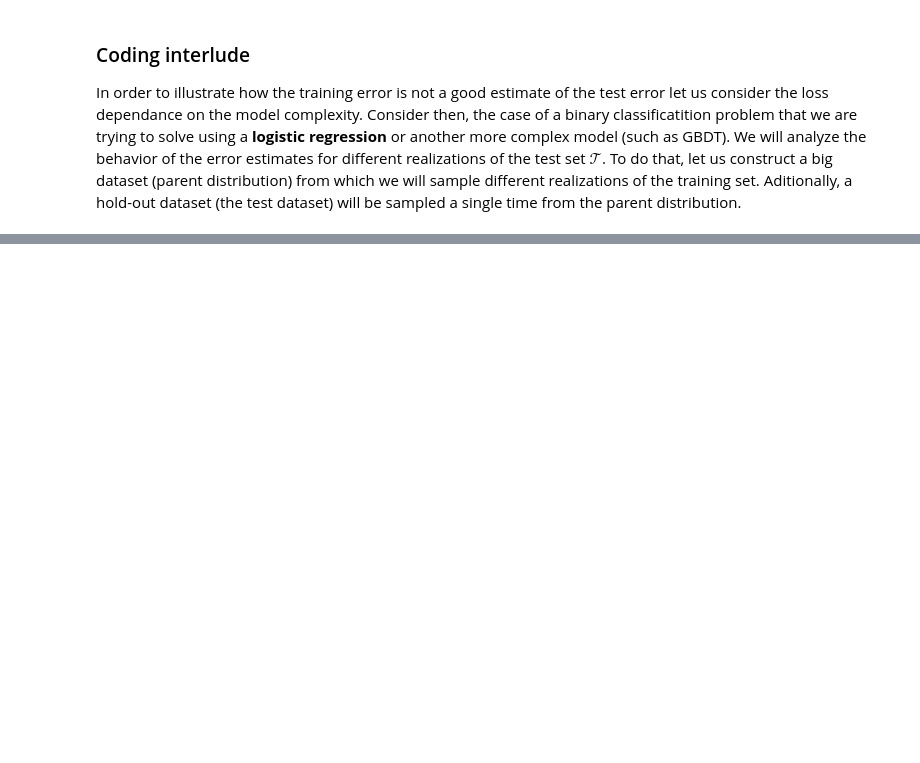
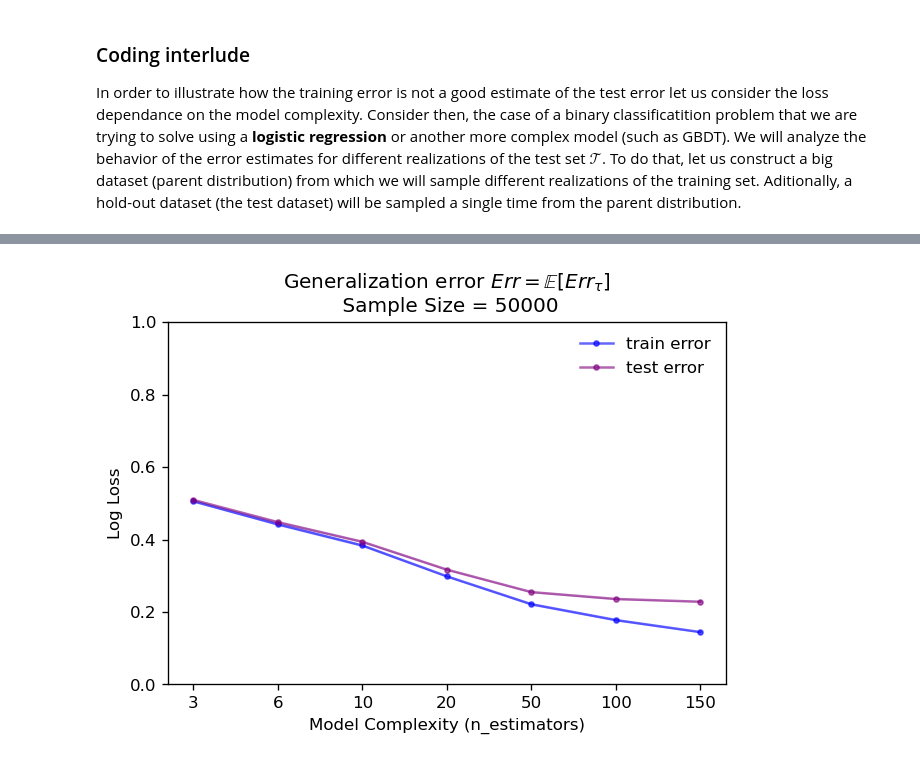
Before and after one commit to pibieta/imbalanced_learning, a Jupyter notebook: notebooks/pablo-best-benchmark-model.ipynb, the cells around one changed output, grey strips where cells are left out. Saved outputs shown, nothing was run; the diff lists cells and outputs as text; code cells hidden in the pictures; blank space fills up the shorter version.

```diff
--- a/notebooks/pablo-best-benchmark-model.ipynb
+++ b/notebooks/pablo-best-benchmark-model.ipynb
@@ -773,0 +836,79 @@ len(x)
+# %%
+# animation parameter
+n_samples_list = [100, 500, 10**3, 5*10**3, 10**4, 5*10**4]
+
+fig = plt.figure(dpi = 120)
+line, = plt.plot([],[])
+def init():
+    """plot initialization function"""
+    line.set_data([],[])
+    return line,
+def animate(i):
+    """Animates the training vs true error estimatives for different sample sizes and fixed imbalance"""
+    fig.clear()
+    # n_samples_list = [100, 500, 10**3, 10**4, 10**5]
+    n_samples = n_samples_list[i]
+    random_state = 42
+    n_features = 10
+    data, col_names = create_imbalanced_binary_classification(n_samples = n_samples, n_features = n_features,
+                                                            n_informative = int(n_features/2), imbalance = 0.3,
+                                                            random_state = random_state, class_sep = 0.5)
+    parent_positive_rate = data.target.mean()
+    X = data[col_names]
+    y = data['target']
+    X_train_0, X_test, y_train_0, y_test = train_test_split(X, y, test_size = 0.3, stratify = y)
+    train_sample_size = 0.5
+    n_trials = 10
+    n_estimators = [3, 6, 10, 20, 50, 100, 150]
+    results_train = {key: {i: None for i in range(n_trials)} for key in n_estimators}
+    results_test = {key: {i: None for i in range(n_trials)} for key in n_estimators}
+    for n, i in product(n_estimators, range(n_trials)):
+        idx = X_train_0.sample(frac = train_sample_size).index
+        X_train = X_train_0.loc[idx]
+        y_train = y_train_0.loc[idx]
+        # Model training
+        clf = LGBMClassifier(n_estimators = n)
+        clf.fit(X_train, y_train)
+        y_proba = clf.predict_proba(X_test)
+        y_proba_train = clf.predict_proba(X_train)
+        results_train[n][i] = log_loss(y_train, y_proba_train)
+        results_test[n][i] = log_loss(y_test, y_proba)
+    # Get results for plotting
+    results_stats_train = pd.DataFrame({key : {'mean': np.mean(list(results_train[key].values())),
+                        'std': np.std(list(results_train[key].values()))} for key in n_estimators})
+    results_stats_test = pd.DataFrame({key : {'mean': np.mean(list(results_test[key].values())),
+                        'std': np.std(list(results_test[key].values()))} for key in n_estimators})
+    # Plot the curves
+    x = np.arange(len(n_estimators))
+    # plt.xlim((0, 1))
+    plt.ylim((0, 1))
+    plt.plot(x, results_stats_train.loc['mean', :].values,
+                marker = '.',
+                label = 'train error',
+                color = 'b',
+                alpha = 0.6)
+    plt.fill_between(x,
+                    y1 = results_stats_train.loc['mean', :].values - results_stats_train.loc['std', :].values,
+                    y2 = results_stats_train.loc['mean', :].values + results_stats_train.loc['std', :].values,
+                color = 'b', alpha = 0.2, linewidth=0)
+
+    plt.plot(x, results_stats_test.loc['mean', :].values,
+                    marker = '.',
+                    label = 'test error',
+                    color = 'purple',
+                    alpha = 0.6)
+    plt.fill_between(x,
+                        y1 = results_stats_test.loc['mean', :].values - results_stats_test.loc['std', :].values,
+                        y2 = results_stats_test.loc['mean', :].values + results_stats_test.loc['std', :].values,
+                    color = 'purple', alpha = 0.2, linewidth=0)
+    plt.xticks(x, n_estimators)
+    plt.legend(loc = 'best', frameon = False)
+    plt.xlabel('Model Complexity (n_estimators)')
+    plt.ylabel('Log Loss')
+    plt.title(r'Generalization error $Err = \mathbb{E}[Err_{\tau}]$' + f'\n Sample Size = {n_samples}')
+# Fun time!
+
+anim = FuncAnimation(fig, animate, init_func= init, frames = len(n_samples_list), interval = 10**5)
+anim.save(f'LGBM_error_animation.gif', writer = 'imagegick', fps=1, dpi = 120)
+plt.show()
+# %% [output]
@@ -773,0 +916 @@ len(x)
+[figure, added]
```
Also changed, not shown: parts of 34 cells of this notebook.
